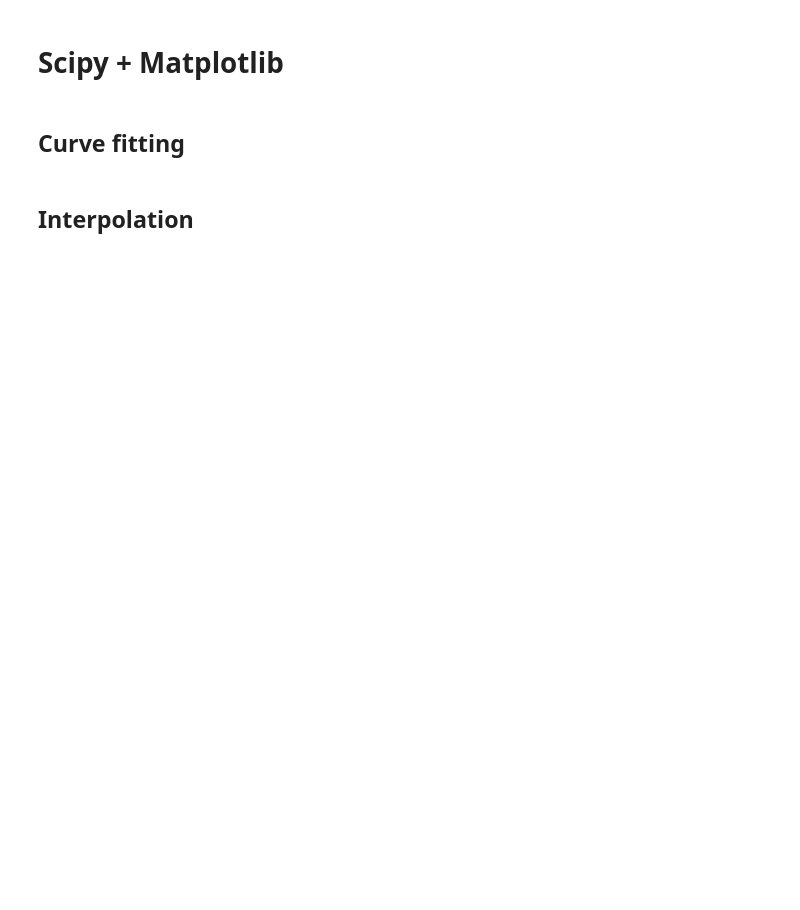
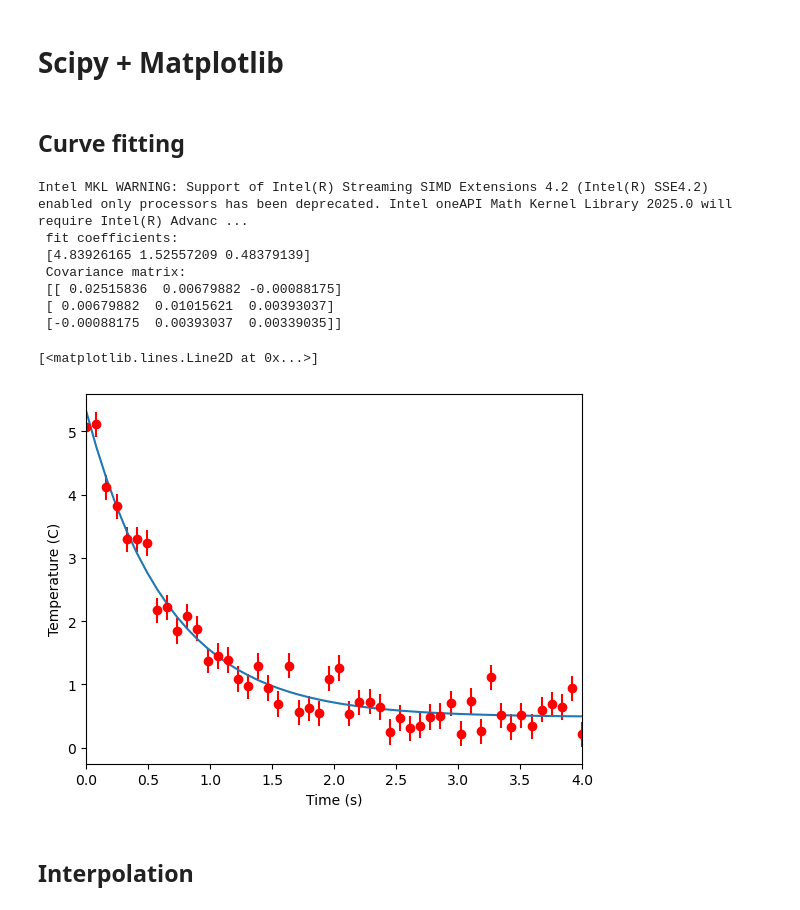
Before and after one commit to jwdegee/intro2python, a Jupyter notebook: L2_numpy_scipy_matplotlib_pandas.ipynb, the cells around one changed output. Drawn from its saved outputs; the diff is of its cells as text; code cells hidden in the pictures; blank space fills up the shorter version.

```diff
--- a/L2_numpy_scipy_matplotlib_pandas.ipynb
+++ b/L2_numpy_scipy_matplotlib_pandas.ipynb
@@ -319,23 +658,32 @@ np.hstack((M,v.T)) # stack horizontally
 # %%
 from scipy.optimize import curve_fit
 
 def fitFunc(t, a, b, c):
     return a*np.exp(-b*t) + c
 
 t = np.linspace(0,4,50)
 temp = fitFunc(t, 5.0, 1.5, 0.5)
 noisy = temp + 0.25*np.random.normal(size=len(temp))
 
-plt.figure()
 plt.errorbar(t, noisy, fmt='ro', yerr=0.2) # plot the data as red circles with vertical errorbars
 plt.ylabel('Temperature (C)')
-plt.xlabel('time (s)')
-plt.xlim(0,4.1)
+plt.xlabel('Time (s)')
+plt.xlim(0,4)
 
 fitParams, fitCovariances = curve_fit(fitFunc, t, noisy)
 print(' fit coefficients:\n', fitParams)
 print(' Covariance matrix:\n', fitCovariances)
-plt.plot(t, fitFunc(t, *fitParams)) # now plot the best fit curve
+plt.plot(t, fitFunc(t, fitParams[0], fitParams[1], fitParams[2])) # now plot the best fit curve
+# %% [output]
+Intel MKL WARNING: Support of Intel(R) Streaming SIMD Extensions 4.2 (Intel(R) SSE4.2) enabled only processors has been deprecated. Intel oneAPI Math Kernel Library 2025.0 will require Intel(R) Advanc ...
+ fit coefficients:
+ [4.83926165 1.52557209 0.48379139]
+ Covariance matrix:
+ [[ 0.02515836  0.00679882 -0.00088175]
+ [ 0.00679882  0.01015621  0.00393037]
+ [-0.00088175  0.00393037  0.00339035]]
+[<matplotlib.lines.Line2D at 0x...>]
+[figure, added]
 # %% [markdown]
 ## Interpolation
 # %%
```
Also changed, not shown: parts of 93 cells of this notebook, 2 other files.
